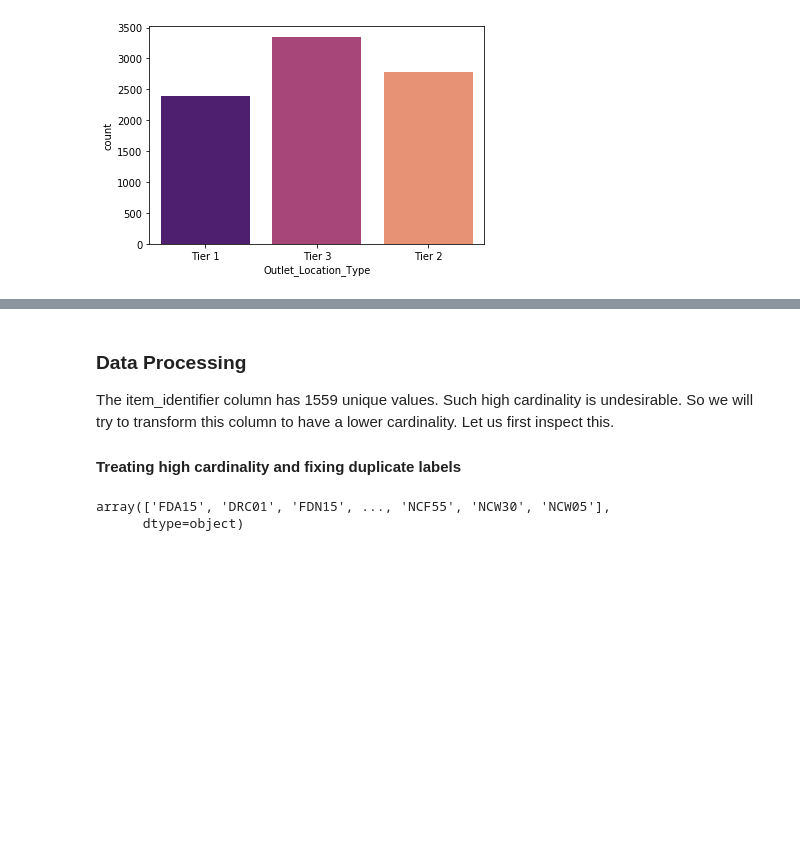
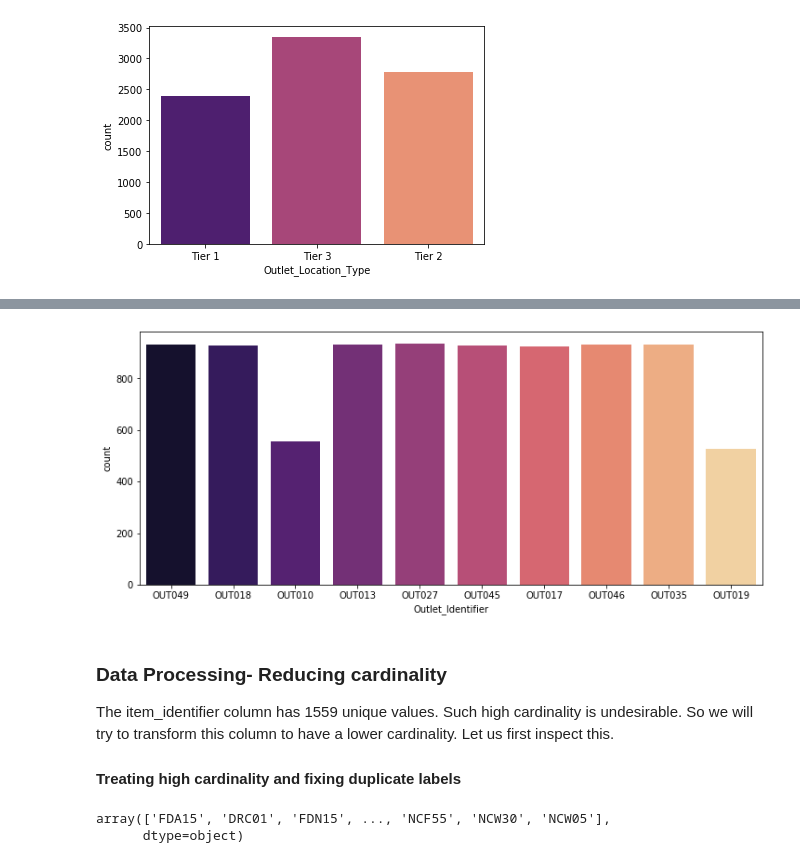
Before and after one commit to nithinpradeep38/store-sales-prediction, a Jupyter notebook: notebooks/EDA.ipynb, the cells around one changed output, grey strips where cells are left out. Drawn from its saved outputs; the diff is of its cells as text; code cells hidden in the pictures; blank space fills up the shorter version.

```diff
--- a/notebooks/EDA.ipynb
+++ b/notebooks/EDA.ipynb
@@ -171,5 +188,11 @@ plt.show()
+# %%
+plt.figure(figsize= (12,5))
+sns.countplot(x='Outlet_Identifier', data=data, palette= 'magma')
+plt.show()
+# %% [output]
+[figure, added]
 # %% [markdown]
-### Data Processing
+### Data Processing- Reducing cardinality
 
 The item_identifier column has 1559 unique values. Such high cardinality is undesirable. So we will try to transform this column to have a lower cardinality. Let us first inspect this.
 
```
Also changed, not shown: parts of 50 cells of this notebook, 5 other files.
